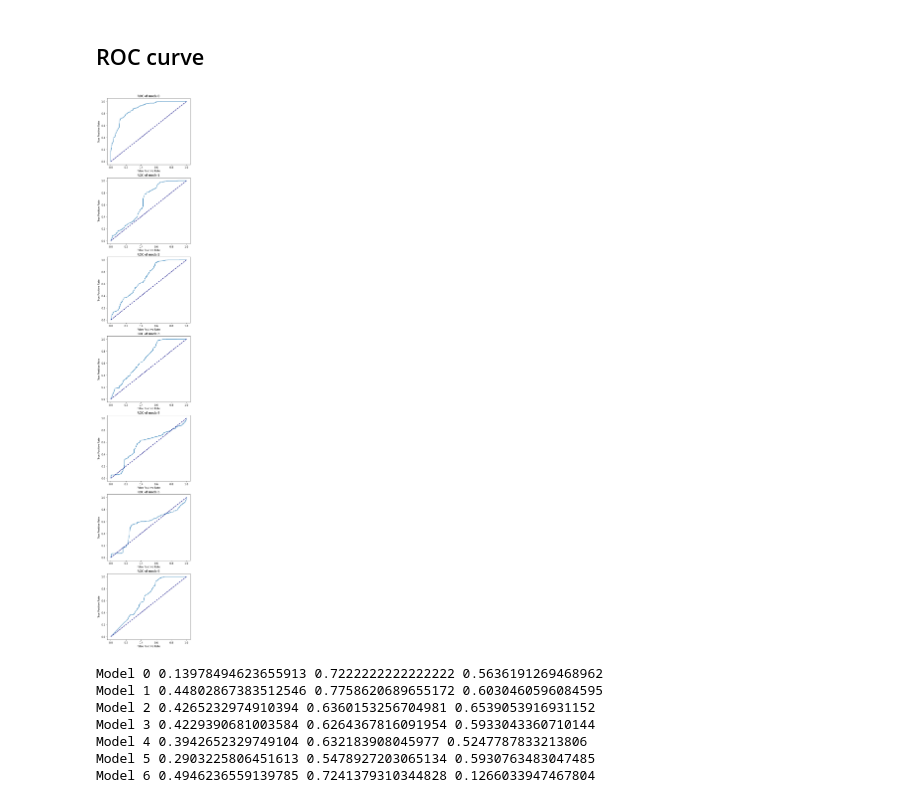
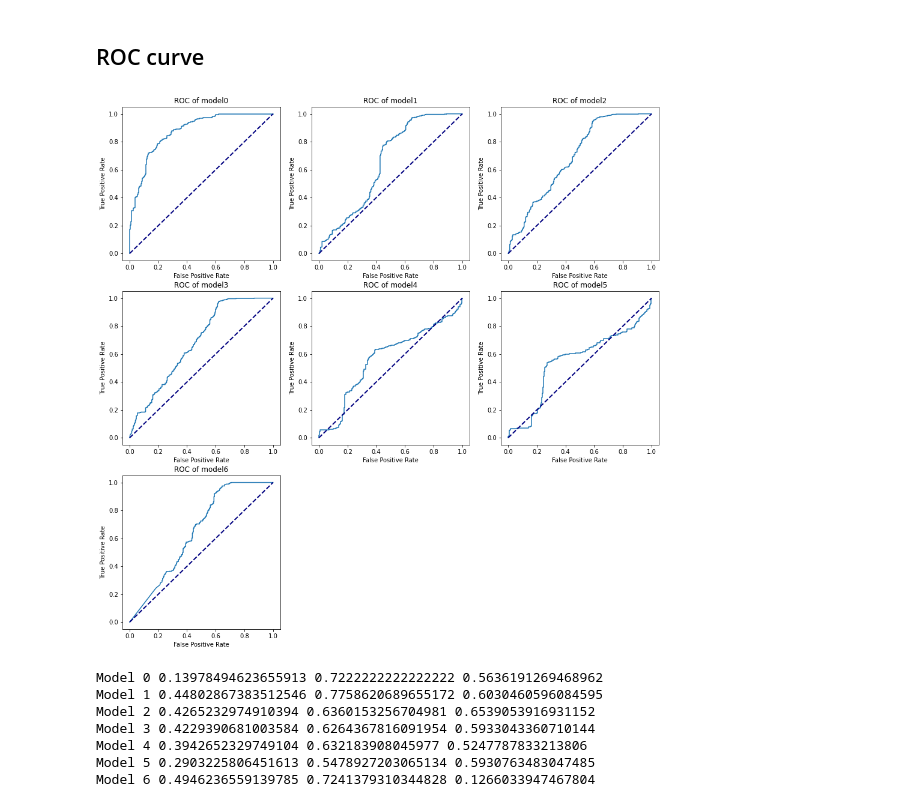
Before and after one commit to jwonnyleaf/csce689-competition, a Jupyter notebook: defender/notebooks/test_local.ipynb, the cells around one changed output. Saved outputs shown, nothing was run; the diff lists cells and outputs as text; code cells hidden in the pictures.

```diff
--- a/defender/notebooks/test_local.ipynb
+++ b/defender/notebooks/test_local.ipynb
@@ -462,23 +479,23 @@ df.head()
 # %% [markdown]
 ## ROC curve
 # %%
-plt.figure(figsize=(6, 40))
+plt.figure(figsize=(16, 16))
 all_fpr = []
 all_tpr = []
 all_thresholds = []
 for i in range(7):
-    plt.subplot(7, 1, i+1)
+    plt.subplot(3, 3, i+1)
     fpr, tpr, thresholds = roc_curve(df["Label"], df[f"y_pred{i}"])
     plt.plot(fpr, tpr)
     plt.title(f"ROC of model{i}")
     plt.plot([0, 1], [0, 1], color='navy', lw=2, linestyle='--')
     plt.xlabel('False Positive Rate')
     plt.ylabel('True Positive Rate')
     all_fpr.append(fpr)
     all_tpr.append(tpr)
     all_thresholds.append(thresholds)
 # %% [output]
-[figure, old version]
+[figure, new version]
 # %%
 # Choosing Threshold based on optimal point at ROC curve
 target = all_fpr[0]
```
Also changed, not shown: parts of 5 cells of this notebook.
